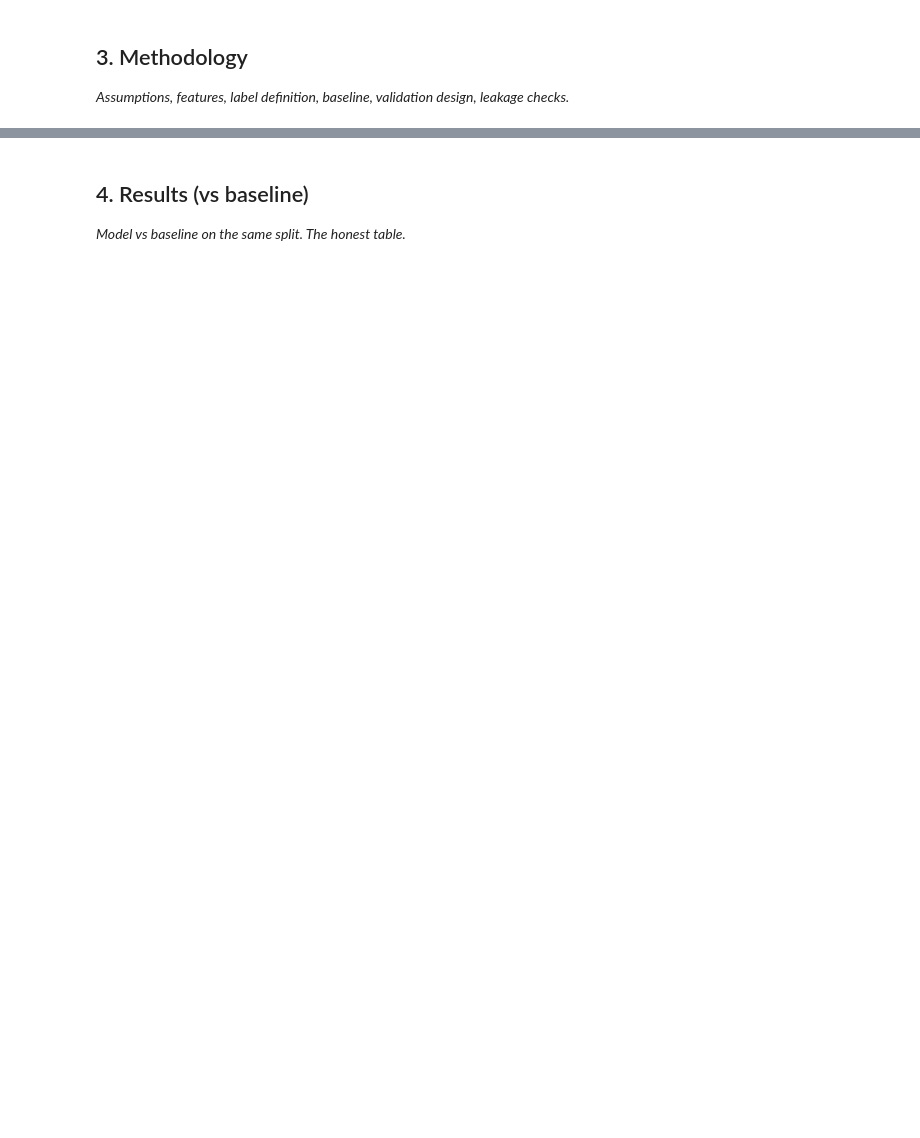
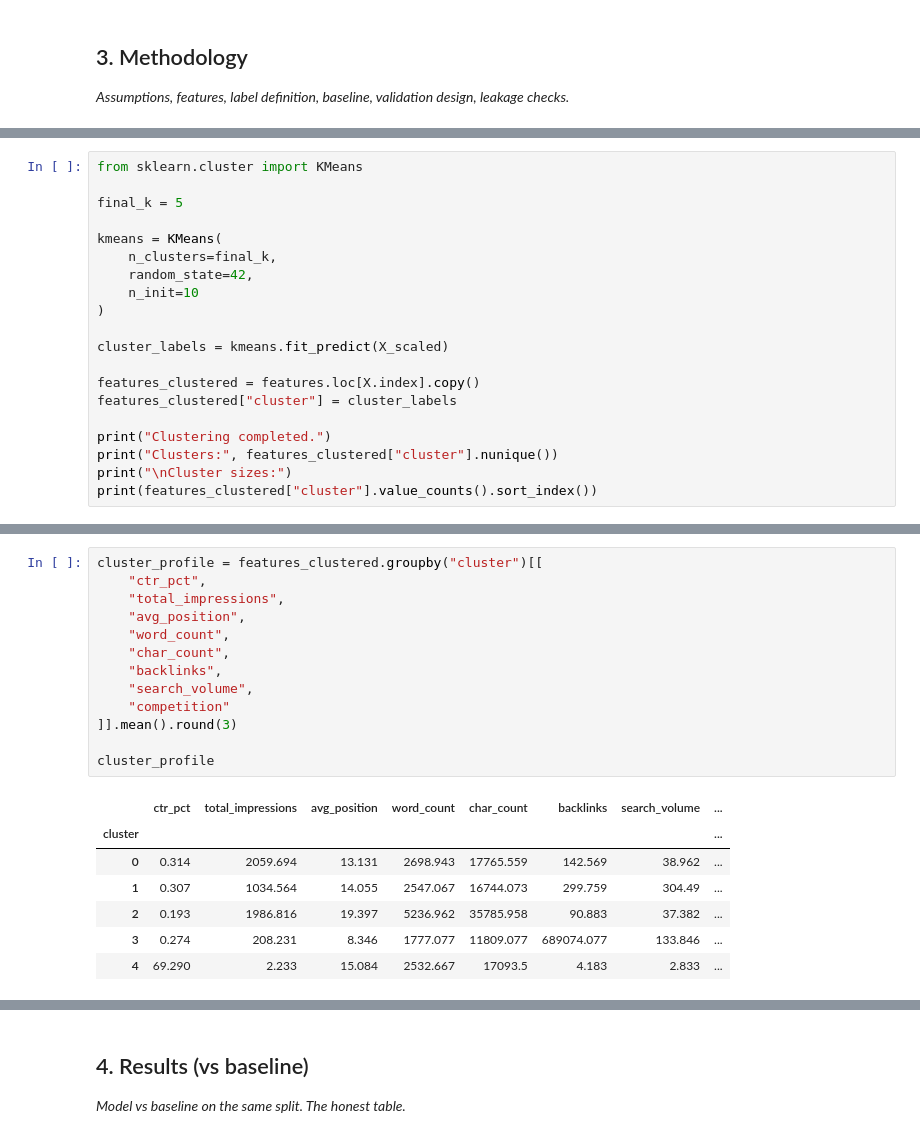
Before and after one commit to Ahmedma7/fly-rank-ml-internship-starter, a Jupyter notebook: work/notebooks/capstone.ipynb, the cells around one changed output, grey strips where cells are left out. Saved outputs shown, nothing was run; the diff lists cells and outputs as text; blank space fills up the shorter version.

```diff
--- a/work/notebooks/capstone.ipynb
+++ b/work/notebooks/capstone.ipynb
@@ -20,0 +312,20 @@ This skeleton is yours to fill. Work the sections **in order** — each one has
+# %%
+from sklearn.cluster import KMeans
+
+final_k = 5
+
+kmeans = KMeans(
+    n_clusters=final_k,
+    random_state=42,
+    n_init=10
+)
+
+cluster_labels = kmeans.fit_predict(X_scaled)
+
+features_clustered = features.loc[X.index].copy()
+features_clustered["cluster"] = cluster_labels
+
+print("Clustering completed.")
+print("Clusters:", features_clustered["cluster"].nunique())
+print("\nCluster sizes:")
+print(features_clustered["cluster"].value_counts().sort_index())
@@ -20,0 +344,21 @@ This skeleton is yours to fill. Work the sections **in order** — each one has
+# %%
+cluster_profile = features_clustered.groupby("cluster")[[
+    "ctr_pct",
+    "total_impressions",
+    "avg_position",
+    "word_count",
+    "char_count",
+    "backlinks",
+    "search_volume",
+    "competition"
+]].mean().round(3)
+
+cluster_profile
+# %% [output]
+|  | ctr_pct | total_impressions | avg_position | word_count | char_count | backlinks | search_volume | ... |
+| cluster |  |  |  |  |  |  |  | ... |
+| 0 | 0.314 | 2059.694 | 13.131 | 2698.943 | 17765.559 | 142.569 | 38.962 | ... |
+| 1 | 0.307 | 1034.564 | 14.055 | 2547.067 | 16744.073 | 299.759 | 304.49 | ... |
+| 2 | 0.193 | 1986.816 | 19.397 | 5236.962 | 35785.958 | 90.883 | 37.382 | ... |
+| 3 | 0.274 | 208.231 | 8.346 | 1777.077 | 11809.077 | 689074.077 | 133.846 | ... |
+| 4 | 69.290 | 2.233 | 15.084 | 2532.667 | 17093.5 | 4.183 | 2.833 | ... |
```
Also changed, not shown: parts of 30 cells of this notebook.
